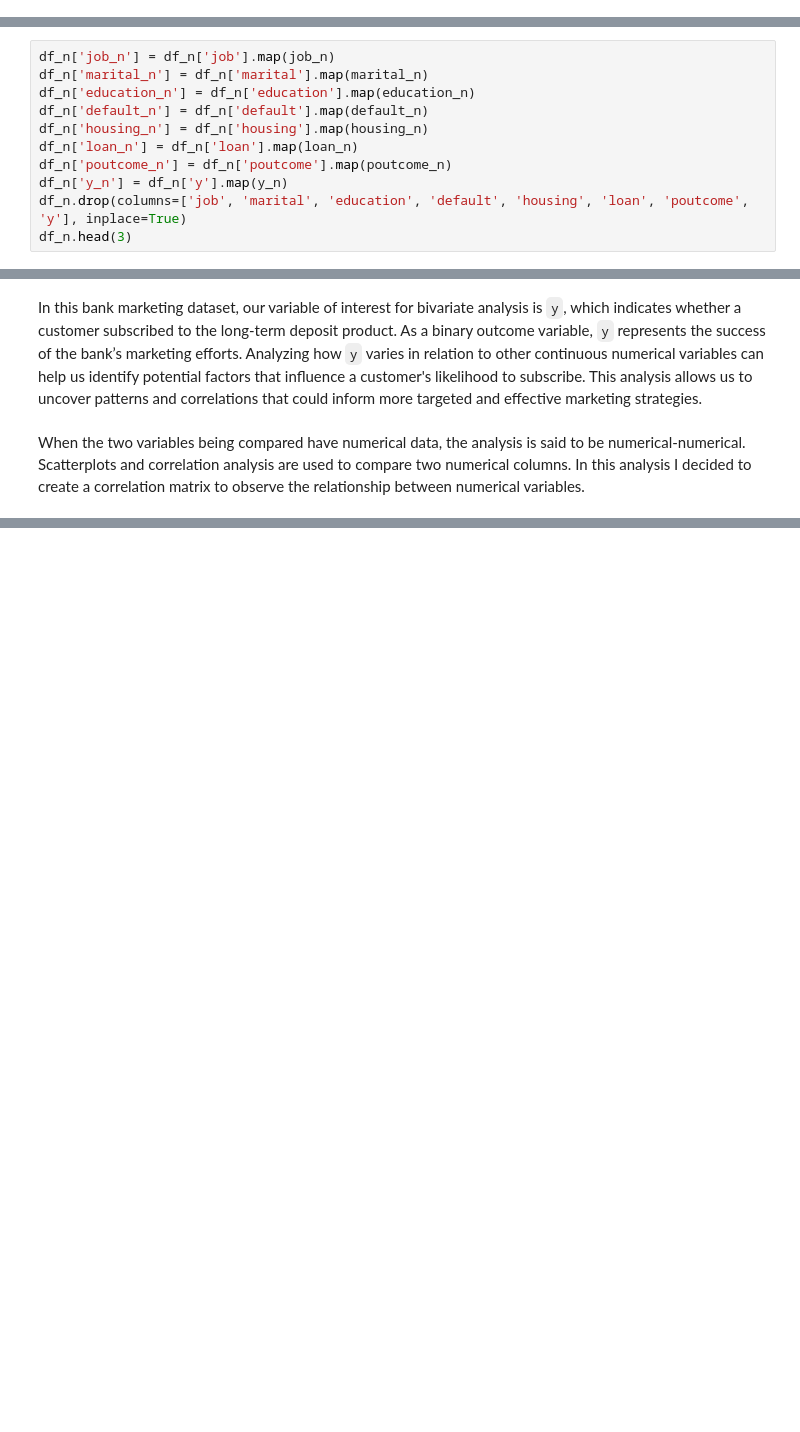
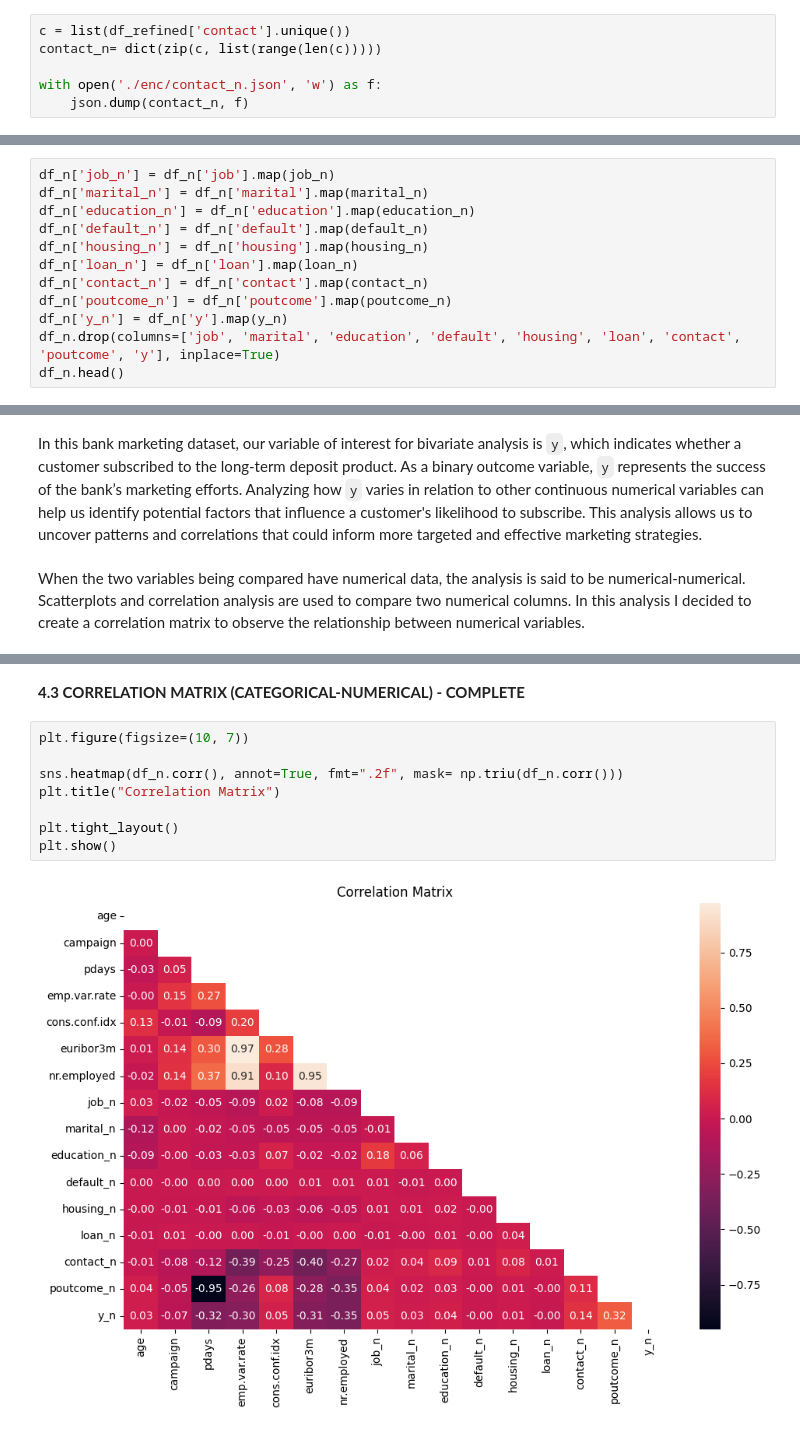
Before and after one commit to RitaViegas/Projetct-Logistic-Regression---Banking-Marketing-Campaign, a Jupyter notebook: src/explore.ipynb, the cells around one changed output, grey strips where cells are left out. Drawn from its saved outputs; the diff is of its cells as text; blank space fills up the shorter version.

```diff
--- a/src/explore.ipynb
+++ b/src/explore.ipynb
@@ -643,6 +643,12 @@ loan_n= dict(zip(l, list(range(len(l)))))
 
 with open('./enc/loan_n.json', 'w') as f:
     json.dump(loan_n, f)
+# %%
+c = list(df_refined['contact'].unique())
+contact_n= dict(zip(c, list(range(len(c)))))
+
+with open('./enc/contact_n.json', 'w') as f:
+    json.dump(contact_n, f)
 # %%
 p = list(df_refined['poutcome'].unique())
 poutcome_n = dict(zip(p, list(range(len(p)))))
@@ -664,7 +670,8 @@ df_n['education_n'] = df_n['education'].map(education_n)
 df_n['default_n'] = df_n['default'].map(default_n)
 df_n['housing_n'] = df_n['housing'].map(housing_n)
 df_n['loan_n'] = df_n['loan'].map(loan_n)
+df_n['contact_n'] = df_n['contact'].map(contact_n)
 df_n['poutcome_n'] = df_n['poutcome'].map(poutcome_n)
 df_n['y_n'] = df_n['y'].map(y_n)
-df_n.drop(columns=['job', 'marital', 'education', 'default', 'housing', 'loan', 'poutcome', 'y'], inplace=True)
-df_n.head(3)
+df_n.drop(columns=['job', 'marital', 'education', 'default', 'housing', 'loan', 'contact', 'poutcome', 'y'], inplace=True)
+df_n.head()
@@ -693,0 +757,12 @@ plt.show()
+# %% [markdown]
+**4.3 CORRELATION MATRIX (CATEGORICAL-NUMERICAL) - COMPLETE**
+# %%
+plt.figure(figsize=(10, 7))
+
+sns.heatmap(df_n.corr(), annot=True, fmt=".2f", mask= np.triu(df_n.corr()))
+plt.title("Correlation Matrix")
+
+plt.tight_layout()
+plt.show()
+# %% [output]
+[figure, added]
```
Also changed, not shown: parts of 8 cells of this notebook, 9 other files.
